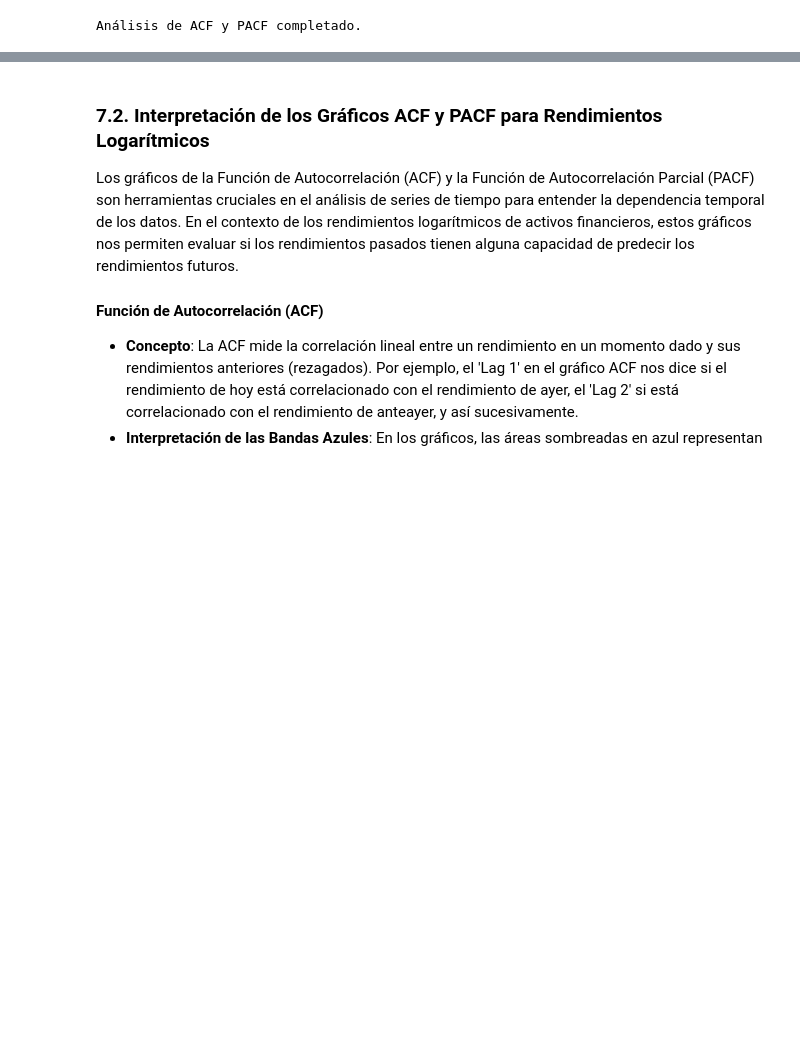
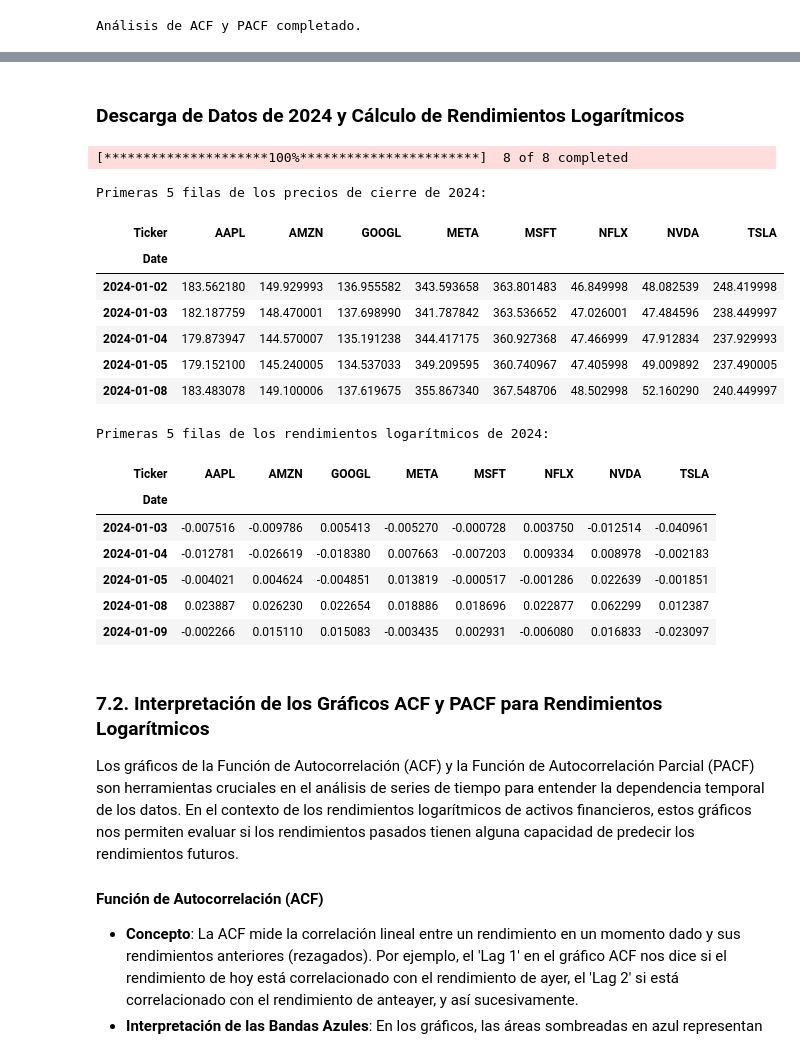
Before and after one commit to mcabeza-gif/Modelado-de-Datos, a Jupyter notebook: modelado_de_datos_.ipynb, the cells around one changed output, grey strips where cells are left out. Drawn from its saved outputs; the diff is of its cells as text; code cells hidden in the pictures; blank space fills up the shorter version.

```diff
--- a/modelado_de_datos_.ipynb
+++ b/modelado_de_datos_.ipynb
@@ -2511,3 +2940,46 @@ Análisis de ACF y PACF completado.
+# %% [markdown]
+### Descarga de Datos de 2024 y Cálculo de Rendimientos Logarítmicos
+# %%
+import yfinance as yf
+import pandas as pd
+import numpy as np
+
+# Definir los tickers de 8 activos tecnológicos (los mismos que antes)
+tech_tickers = ['AAPL', 'MSFT', 'AMZN', 'GOOGL', 'META', 'NVDA', 'TSLA', 'NFLX']
+
+# Descargar datos históricos para los tickers para el año 2024
+# Asegúrate de ajustar las fechas según tus necesidades, aquí usamos todo el 2024 disponible
+data_2024 = yf.download(tech_tickers, start='2024-01-01', end='2024-12-31')
+
+# Extraer solo los precios de cierre para 2024
+close_prices_2024 = data_2024['Close']
+
+# Calcular los rendimientos logarítmicos para 2024
+log_returns_2024 = close_prices_2024.apply(lambda x: pd.Series(np.log(x).diff())).dropna()
+
+print("Primeras 5 filas de los precios de cierre de 2024:")
+display(close_prices_2024.head())
+
+print("\nPrimeras 5 filas de los rendimientos logarítmicos de 2024:")
+display(log_returns_2024.head())
+# %% [output]
+[*********************100%***********************]  8 of 8 completed
+Primeras 5 filas de los precios de cierre de 2024:
+| Ticker | AAPL | AMZN | GOOGL | META | MSFT | NFLX | NVDA | TSLA |
+| Date |  |  |  |  |  |  |  |  |
+| 2024-01-02 | 183.562180 | 149.929993 | 136.955582 | 343.593658 | 363.801483 | 46.849998 | 48.082539 | 248.419998 |
+| 2024-01-03 | 182.187759 | 148.470001 | 137.698990 | 341.787842 | 363.536652 | 47.026001 | 47.484596 | 238.449997 |
+| 2024-01-04 | 179.873947 | 144.570007 | 135.191238 | 344.417175 | 360.927368 | 47.466999 | 47.912834 | 237.929993 |
+| 2024-01-05 | 179.152100 | 145.240005 | 134.537033 | 349.209595 | 360.740967 | 47.405998 | 49.009892 | 237.490005 |
+| 2024-01-08 | 183.483078 | 149.100006 | 137.619675 | 355.867340 | 367.548706 | 48.502998 | 52.160290 | 240.449997 |
+Primeras 5 filas de los rendimientos logarítmicos de 2024:
+| Ticker | AAPL | AMZN | GOOGL | META | MSFT | NFLX | NVDA | TSLA |
+| Date |  |  |  |  |  |  |  |  |
+| 2024-01-03 | -0.007516 | -0.009786 | 0.005413 | -0.005270 | -0.000728 | 0.003750 | -0.012514 | -0.040961 |
+| 2024-01-04 | -0.012781 | -0.026619 | -0.018380 | 0.007663 | -0.007203 | 0.009334 | 0.008978 | -0.002183 |
+| 2024-01-05 | -0.004021 | 0.004624 | -0.004851 | 0.013819 | -0.000517 | -0.001286 | 0.022639 | -0.001851 |
+| 2024-01-08 | 0.023887 | 0.026230 | 0.022654 | 0.018886 | 0.018696 | 0.022877 | 0.062299 | 0.012387 |
+| 2024-01-09 | -0.002266 | 0.015110 | 0.015083 | -0.003435 | 0.002931 | -0.006080 | 0.016833 | -0.023097 |
 # %% [markdown]
 ### 7.2. Interpretación de los Gráficos ACF y PACF para Rendimientos Logarítmicos
 
```
Also changed, not shown: parts of 14 cells of this notebook.
